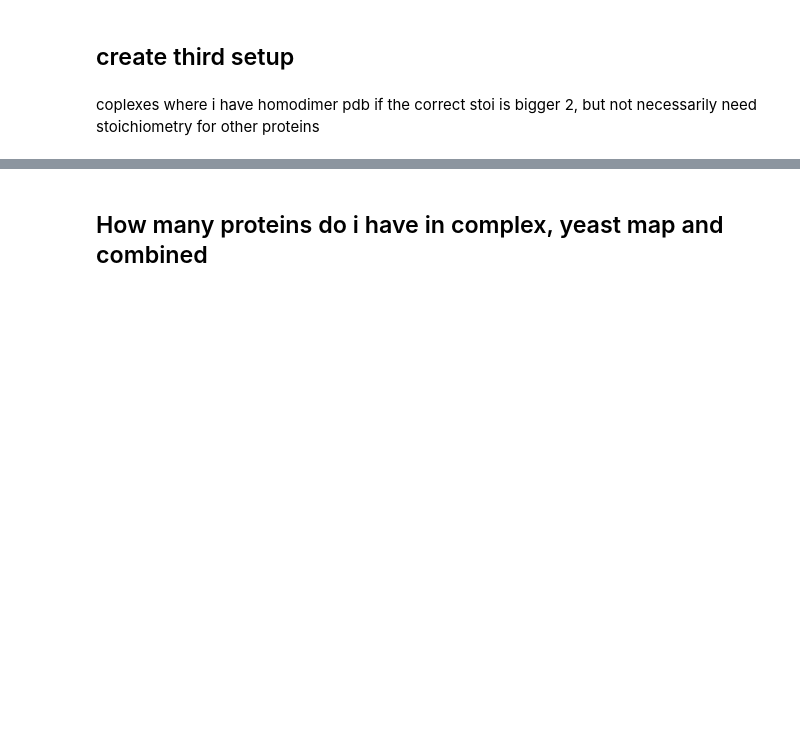
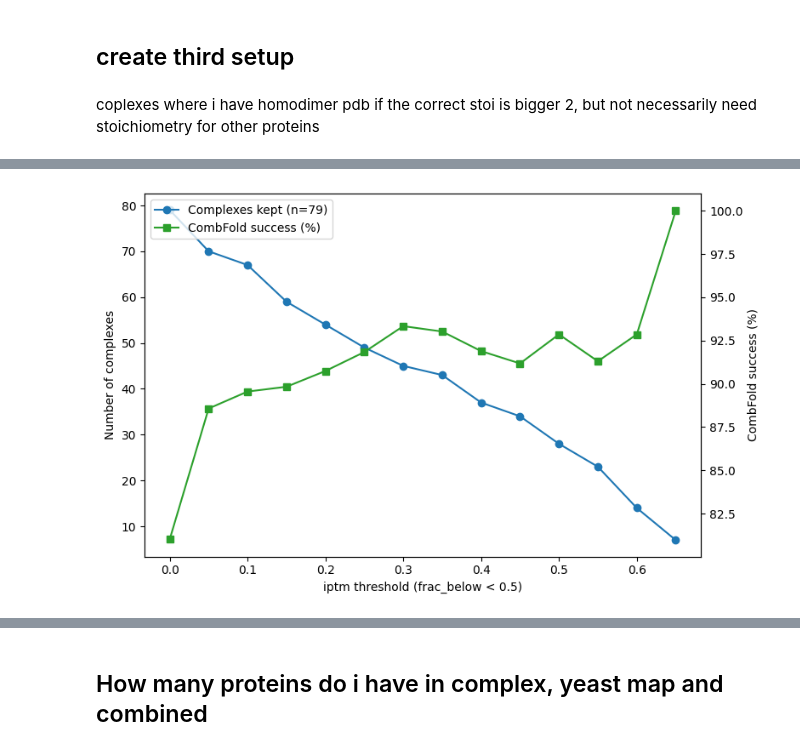
Before and after one commit to Kim-Dammer/master_thesis, a Jupyter notebook: notebooks/05_generate_CF_set.ipynb, the cells around one changed output, grey strips where cells are left out. Saved outputs shown, nothing was run; the diff lists cells and outputs as text; code cells hidden in the pictures; blank space fills up the shorter version.

```diff
--- a/notebooks/05_generate_CF_set.ipynb
+++ b/notebooks/05_generate_CF_set.ipynb
@@ -366,0 +562,57 @@ all_pdb_present = all_pdb_present.filter(pl.col("stoichiometry_known") == True).
+# %%
+import numpy as np
+import matplotlib.pyplot as plt
+
+thresholds = np.arange(0.0, 0.7, 0.05)
+
+n_total_complexes = no_homodimer_with_iptm["#Complex ac"].n_unique()
+
+n_kept = []
+pct_success = []
+
+for t in thresholds:
+    complex_stats = (
+        no_homodimer_with_iptm
+        .group_by(["comb_fold_submission", "#Complex ac", "combfold_successfully"])
+        .agg([
+            pl.col("chain_pair_iptm_mean_corrected").count().alias("n_pairs"),
+            (pl.col("chain_pair_iptm_mean_corrected") < t).sum().alias("n_below"),
+        ])
+        .with_columns(
+            (pl.col("n_below") / pl.col("n_pairs")).alias("frac_below")
+        )
+        .filter(pl.col("frac_below") < 0.5)
+    )
+
+    n = complex_stats.height
+    n_kept.append(n)
+    n_s = complex_stats.filter(pl.col("combfold_successfully") == True).height
+    pct_success.append(100 * n_s / n if n > 0 else 0)
+
+n_at_0 = n_kept[0]
+pct_min = min(pct_success)
+pct_max = max(pct_success)
+pad = max(1, (pct_max - pct_min) * 0.05)
+
+fig, ax1 = plt.subplots(figsize=(8, 5))
+
+ax1.plot(thresholds, n_kept, marker="o", color="tab:blue", label=f"Complexes kept (n={n_at_0})")
+ax1.set_xlabel("iptm threshold (frac_below < 0.5)")
+ax1.set_ylabel("Number of complexes", color="black")
+ax1.tick_params(axis="y", labelcolor="black")
+
+ax2 = ax1.twinx()
+ax2.plot(thresholds, pct_success, marker="s", color="tab:green", label="CombFold success (%)")
+ax2.set_ylabel("CombFold success (%)", color="black")
+ax2.tick_params(axis="y", labelcolor="black")
+ax2.set_ylim(pct_min - pad, pct_max + pad)
+
+lines1, labels1 = ax1.get_legend_handles_labels()
+lines2, labels2 = ax2.get_legend_handles_labels()
+ax1.legend(lines1 + lines2, labels1 + labels2, loc="upper left")
+
+#plt.title("Complexes retained >= 50 % ")
+fig.tight_layout()
+plt.show()
+# %% [output]
+[figure, added]
```
Also changed, not shown: parts of 24 cells of this notebook, 10 other files.
